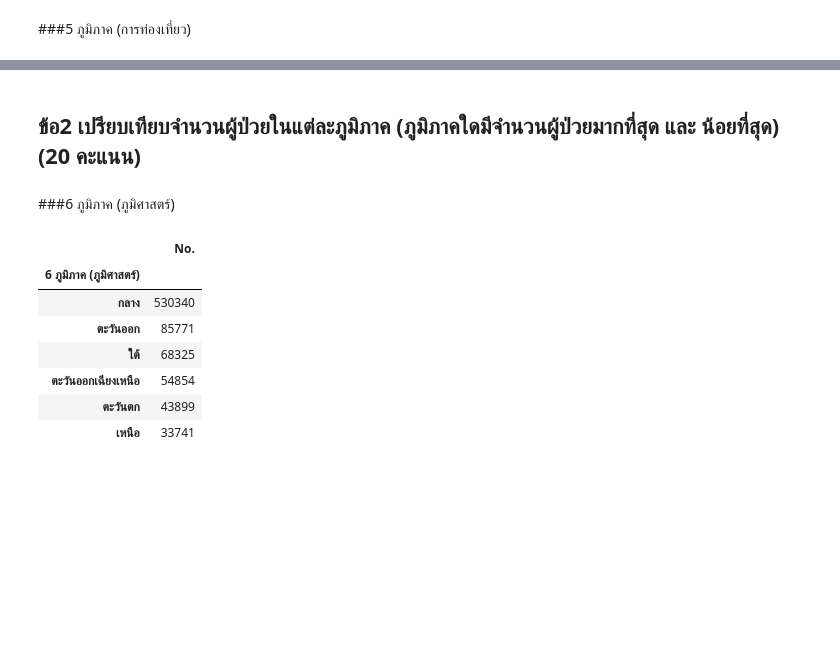
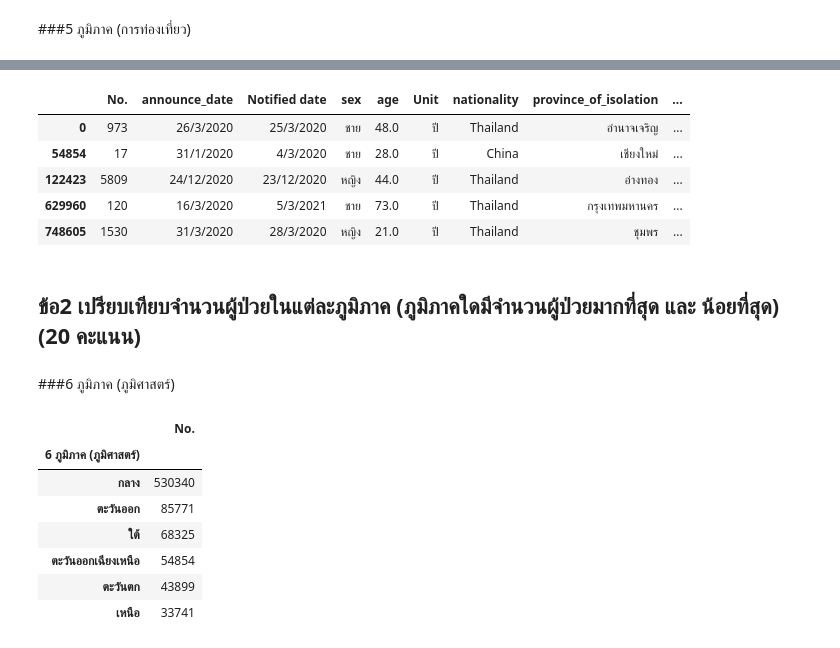
Before and after one commit to BooEiEi/data_viz_2022, a Jupyter notebook: BasicPython&DataViz_midterm2022.ipynb, the cells around one changed output, grey strips where cells are left out. Drawn from its saved outputs; the diff is of its cells as text; code cells hidden in the pictures; blank space fills up the shorter version.

```diff
--- a/BasicPython&DataViz_midterm2022.ipynb
+++ b/BasicPython&DataViz_midterm2022.ipynb
@@ -426,3 +359,13 @@ data22.head(1)
+# %%
+data43 = pd.concat([data18.head(1),data19.head(1),data20.head(1),data21.head(1),data22.head(1)]) #รวมตารางเอาข้อมูลภูมิภาคการท่องเที่ยวแต่ละภาคมารวมกัน
+data43
+# %% [output]
+|  | No. | announce_date | Notified date | sex | age | Unit | nationality | province_of_isolation | ... |
+| 0 | 973 | 26/3/2020 | 25/3/2020 | ชาย | 48.0 | ปี | Thailand | อำนาจเจริญ | ... |
+| 54854 | 17 | 31/1/2020 | 4/3/2020 | ชาย | 28.0 | ปี | China | เชียงใหม่ | ... |
+| 122423 | 5809 | 24/12/2020 | 23/12/2020 | หญิง | 44.0 | ปี | Thailand | อ่างทอง | ... |
+| 629960 | 120 | 16/3/2020 | 5/3/2021 | ชาย | 73.0 | ปี | Thailand | กรุงเทพมหานคร | ... |
+| 748605 | 1530 | 31/3/2020 | 28/3/2020 | หญิง | 21.0 | ปี | Thailand | ชุมพร | ... |
 # %% [markdown]
 ## ข้อ2 เปรียบเทียบจำนวนผู้ป่วยในแต่ละภูมิภาค (ภูมิภาคใดมีจำนวนผู้ป่วยมากที่สุด และ น้อยที่สุด) (20 คะแนน)
 # %% [markdown]
```
Also changed, not shown: parts of 28 cells of this notebook.
